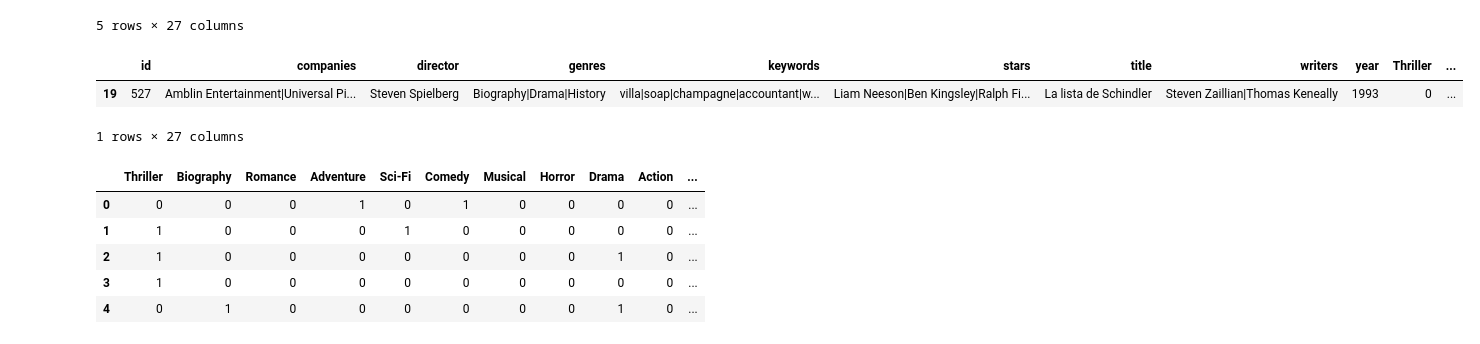
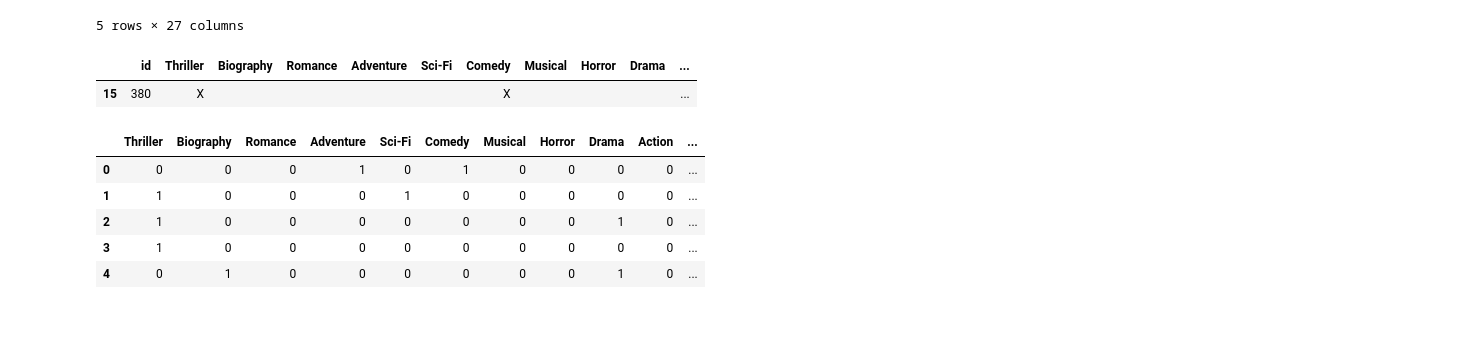
Before and after one commit to jljorro/Matrix_Factorization_Explanations, a Jupyter notebook: fca.ipynb, the cells around one changed output. Drawn from its saved outputs; the diff is of its cells as text; code cells hidden in the pictures.

```diff
--- a/fca.ipynb
+++ b/fca.ipynb
@@ -15,11 +20,10 @@ df_movies.head()
 | 4 | 110 | The Ladd Company|B.H. Finance C.V... | Mel Gibson | War|Biography|Drama|History | legend|14th century|revolt|scotla... | Patrick McGoohan|Sophie Marceau|M... | Braveheart | Randall Wallace | 1995 | 0 | ... |
 5 rows × 27 columns
 # %%
-df_movies[df_movies['id'] == 527]
+df_movies[df_movies['id'] == 380]
 # %% [output]
-|  | id | companies | director | genres | keywords | stars | title | writers | year | Thriller | ... |
-| 19 | 527 | Amblin Entertainment|Universal Pi... | Steven Spielberg | Biography|Drama|History | villa|soap|champagne|accountant|w... | Liam Neeson|Ben Kingsley|Ralph Fi... | La lista de Schindler | Steven Zaillian|Thomas Keneally | 1993 | 0 | ... |
+|  | id | Thriller | Biography | Romance | Adventure | Sci-Fi | Comedy | Musical | Horror | Drama | ... |
+| 15 | 380 | X |  |  |  |  | X |  |  |  | ... |
-1 rows × 27 columns
 # %%
 # adaptar el dataframe
 # delete the non necessary columns
```
Also changed, not shown: parts of 11 cells of this notebook, 1 other file.
